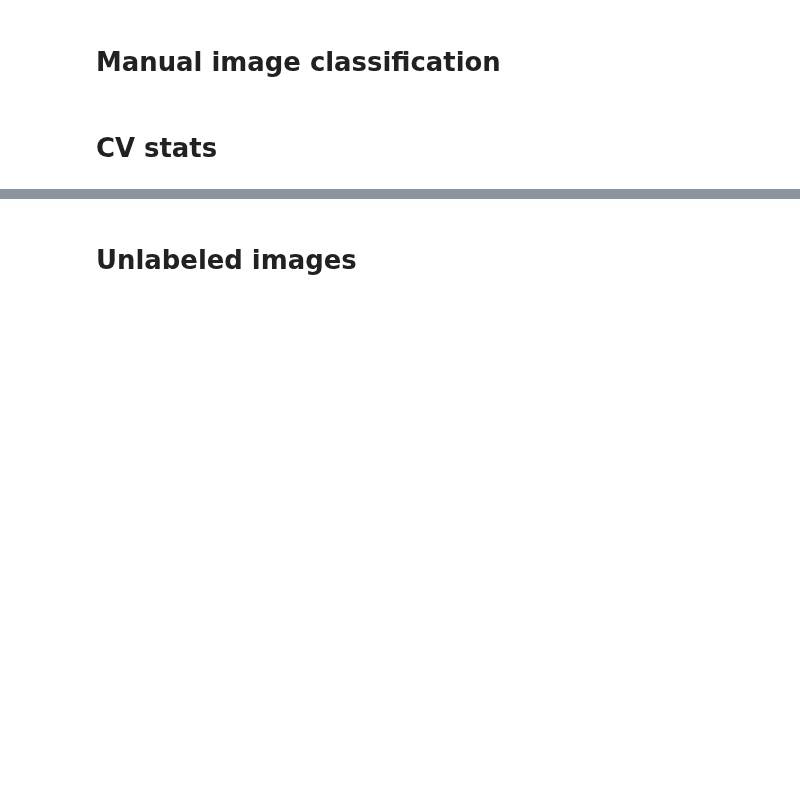
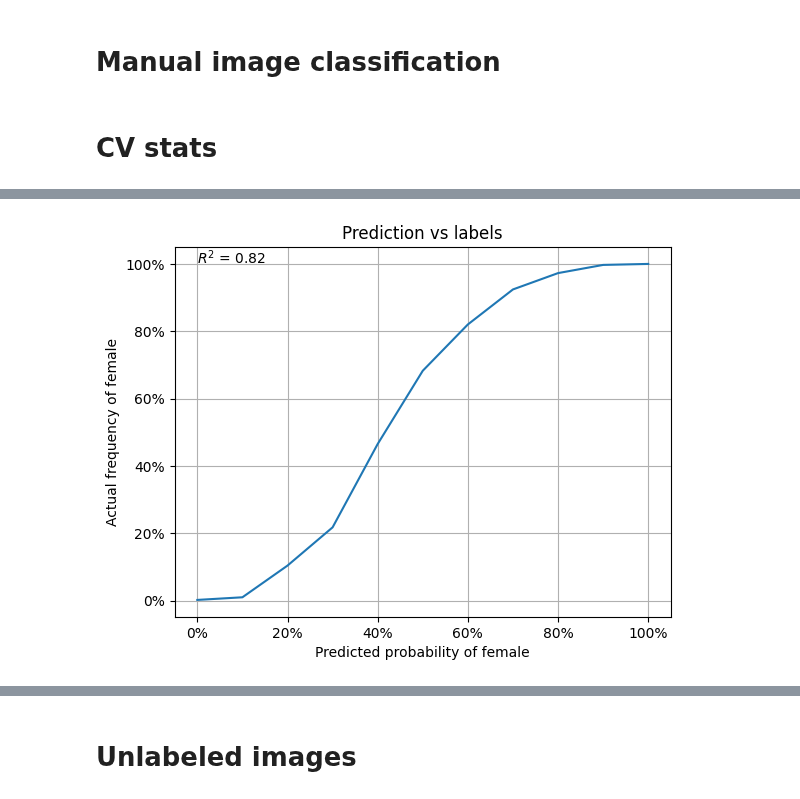
Before and after one commit to Breza/genderative_ai, a Jupyter notebook: Analysis/genderative_analysis.ipynb, the cells around one changed output, grey strips where cells are left out. Saved outputs shown, nothing was run; the diff lists cells and outputs as text; code cells hidden in the pictures; blank space fills up the shorter version.

```diff
--- a/Analysis/genderative_analysis.ipynb
+++ b/Analysis/genderative_analysis.ipynb
@@ -747,7 +728,9 @@ label_images(csv_file="train_holdout_bad_guesses.csv", output_file="train_holdou
 move_labeled_images("train_holdout_manual_labels.csv")
 # %%
 exploration_loader = DataLoader(val_dataset, batch_size=1, shuffle=False)
-exploration_results = predict_model_resnet(exploration_loader)
+exploration_results = predict_model_resnet(exploration_loader).with_columns(
+    (1-pl.col("prob_female")).alias("prob_male")
+)
 # %%
 cv_bad_guesses = (exploration_results
 .filter((pl.col("confidence") < 0.1) | (pl.col("correct_prediction") == 0))
@@ -800,0 +820,23 @@ plt.show()
+# %%
+exploration_results_confidence = (exploration_results.select(
+    pl.col("prob_female").round(1),
+    pl.col("label")
+)
+.group_by("prob_female")
+.agg(
+    abs(pl.mean("label") - 1)
+)
+).sort("prob_female")
+
+fig, ax = plt.subplots()
+ax.plot(exploration_results_confidence["prob_female"], exploration_results_confidence["label"])
+ax.set(xlabel="Predicted probability of female", ylabel="Actual frequency of female", title="Prediction vs labels")
+ax.xaxis.set_major_formatter(matplotlib.ticker.PercentFormatter(xmax=1))
+ax.yaxis.set_major_formatter(matplotlib.ticker.PercentFormatter(xmax=1))
+ax.annotate("$R^2$ = {:.2f}".format(
+    sklearn.metrics.r2_score(exploration_results_confidence["prob_female"], exploration_results_confidence["label"])),
+    (0, 1))
+ax.grid()
+plt.show()
+# %% [output]
+[figure, added]
```
Also changed, not shown: parts of 12 cells of this notebook.
